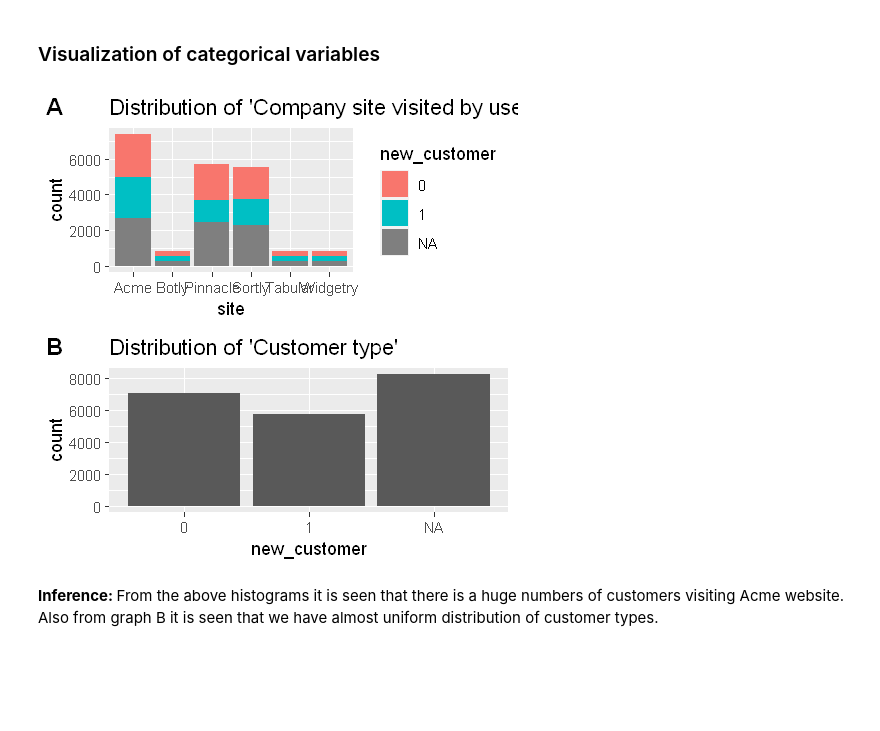
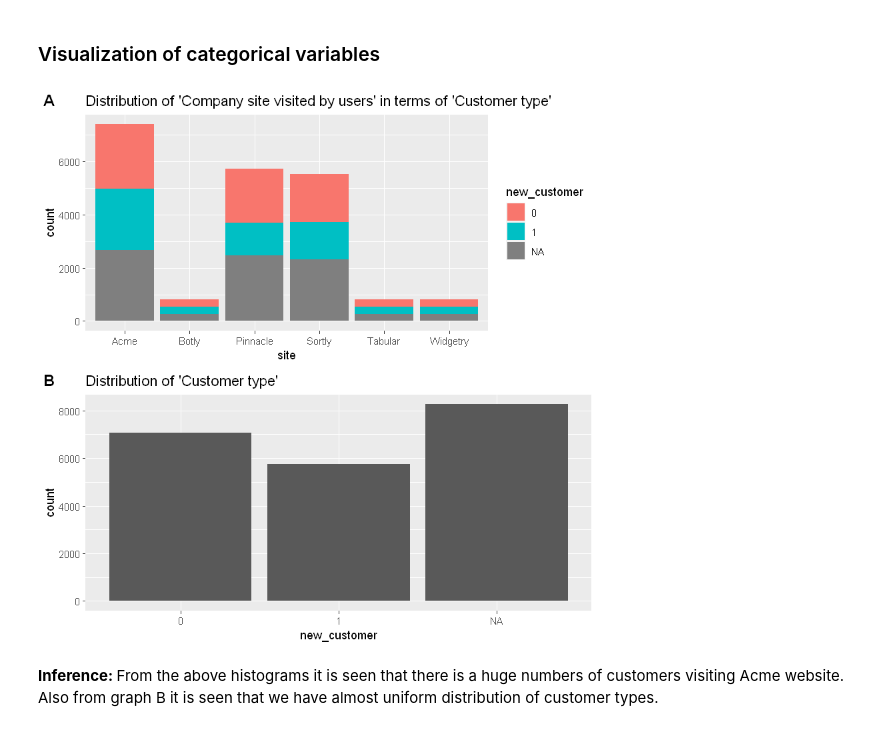
Before and after one commit to sandipto-sanyal/ampba, a Jupyter notebook: Foundation Term codes/Sandipto Sanyal PGID-12010004.ipynb, the cells around one changed output. Drawn from its saved outputs; the diff is of its cells as text; code cells hidden in the pictures; blank space fills up the shorter version.

```diff
--- a/Foundation Term codes/Sandipto Sanyal PGID-12010004.ipynb
+++ b/Foundation Term codes/Sandipto Sanyal PGID-12010004.ipynb
@@ -573,26 +573,25 @@ Below we will perform univariate dataset analysis for our dataset.
 # %% [markdown]
 ###  Visualization of categorical variables
 # %%
-# options(repr.plot.width=7, repr.plot.height=7)
+options(repr.plot.width=7, repr.plot.height=7)
 g1 = ggplot(data=df) +
     aes(site,fill=new_customer) +
     geom_bar() +
     scale_x_discrete() +
     labs(title="Distribution of 'Company site visited by users' in terms of 'Customer type'")
 
-# options(repr.plot.width=4, repr.plot.height=7)
 g2 = ggplot(data=df) +
     aes(new_customer) +
     geom_bar() +
     scale_x_discrete() +
     labs(title="Distribution of 'Customer type'")
 
 figure <- ggarrange(g1, g2,
                     labels = c("A", "B"),
                     ncol = 1, nrow = 2)
 figure
 # %% [output]
-[figure, old version]
+[figure, new version]
 # %% [markdown]
 <b>Inference: </b>From the above histograms it is seen that there is a huge numbers of customers visiting Acme website. Also from graph B it is seen that we have almost uniform distribution of customer types.
 # %%
```
Also changed, not shown: parts of 1 cell of this notebook.
